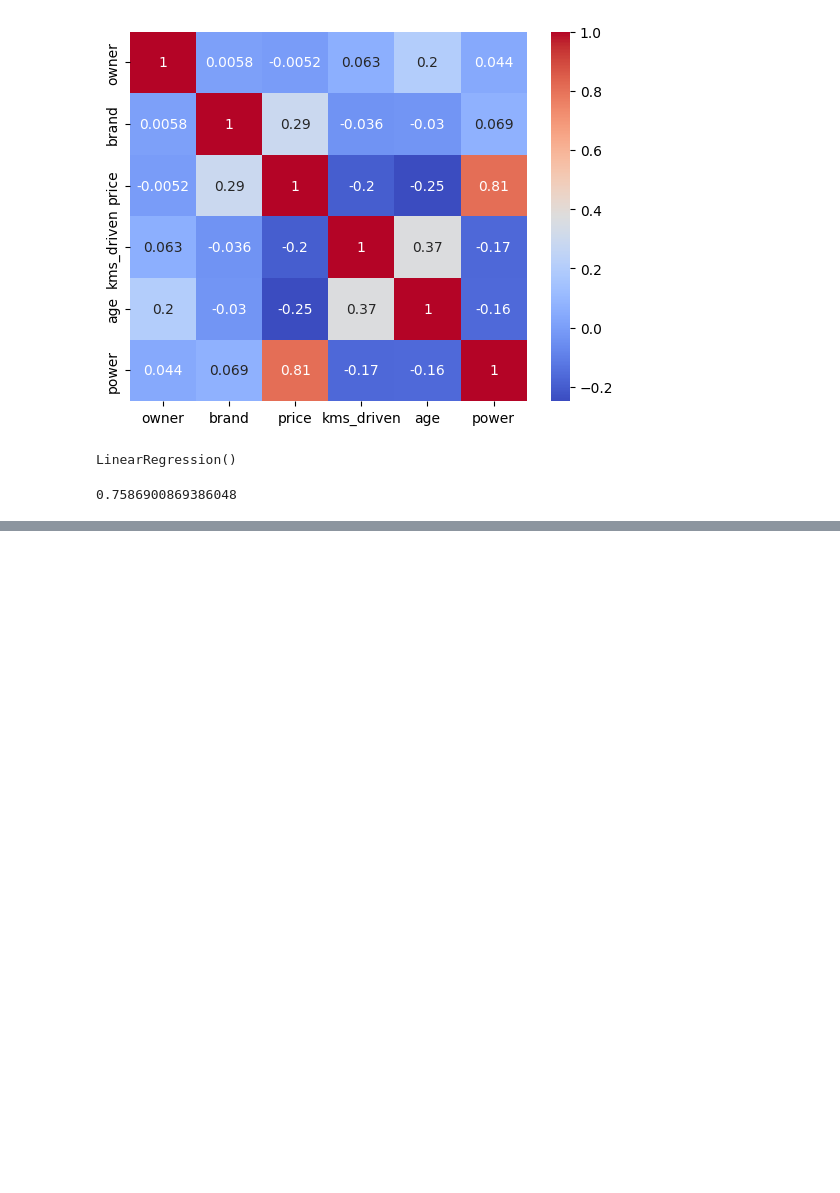
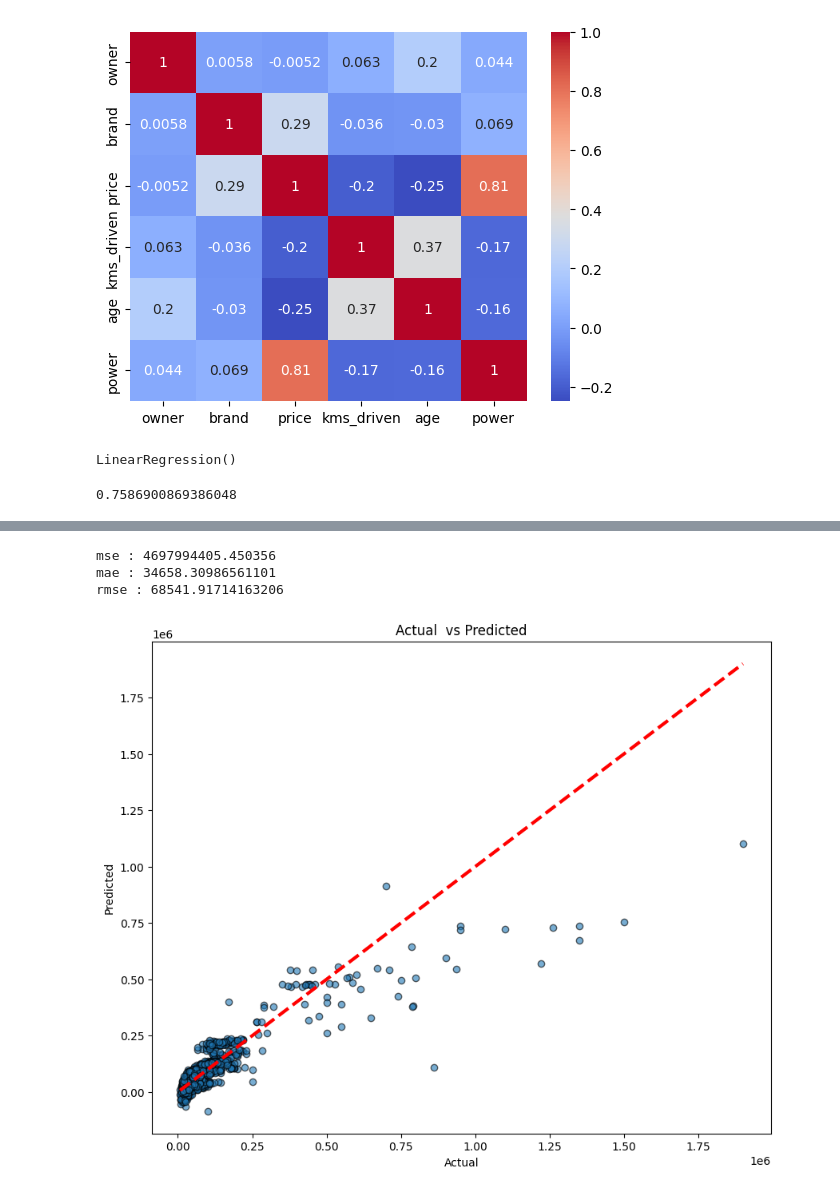
Before and after one commit to Hiteshgurnani123/Traning-of-AI-ML-, a Jupyter notebook: machine learning/LinearRegression.ipynb, the cells around one changed output, grey strips where cells are left out. Saved outputs shown, nothing was run; the diff lists cells and outputs as text; code cells hidden in the pictures; blank space fills up the shorter version.

```diff
--- a/machine learning/LinearRegression.ipynb
+++ b/machine learning/LinearRegression.ipynb
@@ -226,3 +227,6 @@ LinearRegression()
 model.score(x_test, y_test)
 # %% [output]
 0.7586900869386048
+# %%
+y_pred = model.predict(x_test)
+y_pred
@@ -228,0 +253,21 @@ model.score(x_test, y_test)
+# %%
+from sklearn import metrics
+print("mse :" , metrics.mean_squared_error(y_test, y_pred))
+print("mae :", metrics.mean_absolute_error(y_test, y_pred))
+print("rmse :", np.sqrt(metrics.mean_squared_error(y_test, y_pred)))
+# %% [output]
+mse : 4697994405.450356
+mae : 34658.30986561101
+rmse : 68541.91714163206
+# %%
+import matplotlib.pyplot as plt
+
+plt.figure(figsize = (10,8))
+plt.scatter(y_test, y_pred, alpha = 0.6, edgecolor = 'k')
+plt.title('Actual  vs Predicted')
+plt.xlabel('Actual')
+plt.ylabel('Predicted')
+plt.plot([y_test.min(), y_test.max()], [y_test.min(), y_test.max()], 'r--', lw = 3)
+plt.show()
+# %% [output]
+[figure, added]
```
Also changed, not shown: parts of 3 cells of this notebook, 2 other files.
